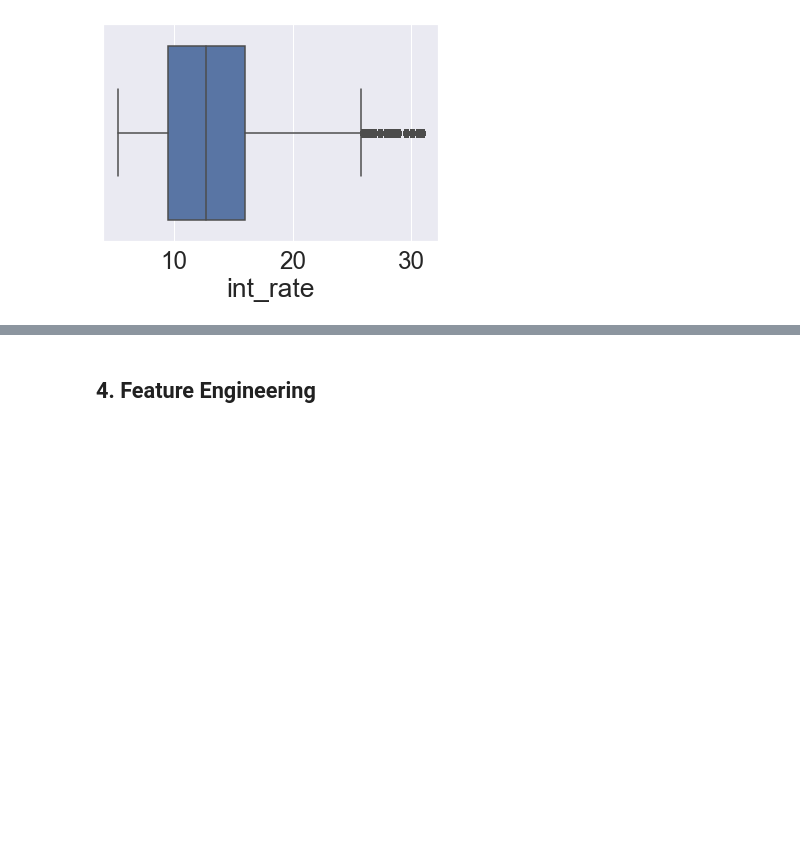
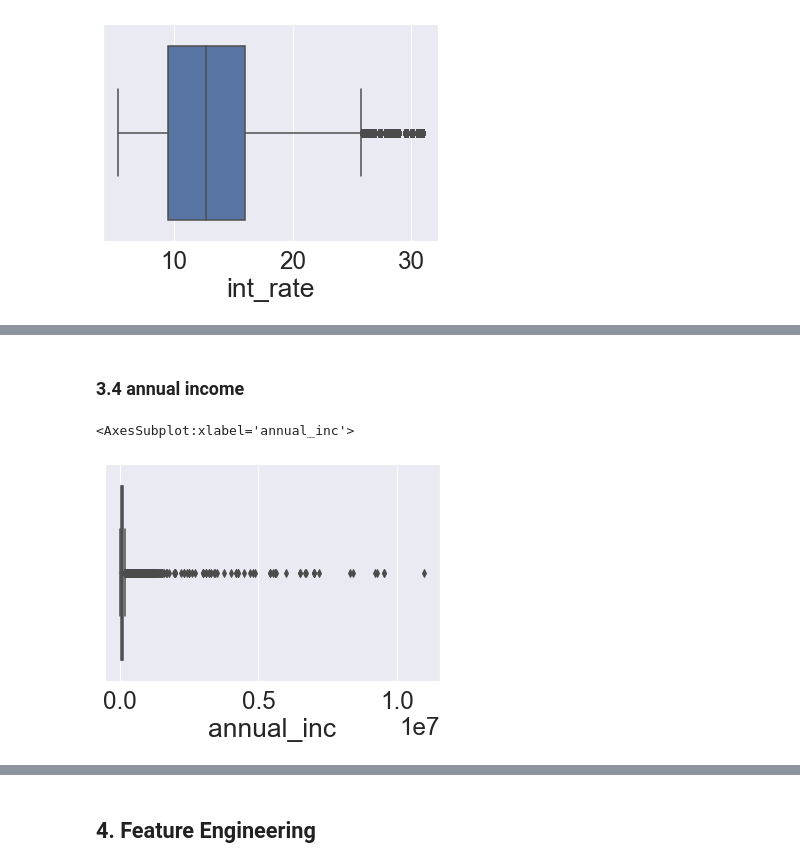
Before and after one commit to yifeng93/LendingClub_Default, a Jupyter notebook: Code/Part2_Data_Preparation_Wrangling.ipynb, the cells around one changed output, grey strips where cells are left out. Saved outputs shown, nothing was run; the diff lists cells and outputs as text; code cells hidden in the pictures; blank space fills up the shorter version.

```diff
--- a/Code/Part2_Data_Preparation_Wrangling.ipynb
+++ b/Code/Part2_Data_Preparation_Wrangling.ipynb
@@ -195,0 +195,7 @@ Name: int_rate, dtype: float64
+# %% [markdown]
+### 3.4 annual income
+# %%
+sns.boxplot(x = df['annual_inc'])
+# %% [output]
+<AxesSubplot:xlabel='annual_inc'>
+[figure, added]
```
Also changed, not shown: parts of 26 cells of this notebook, 2 other files.
